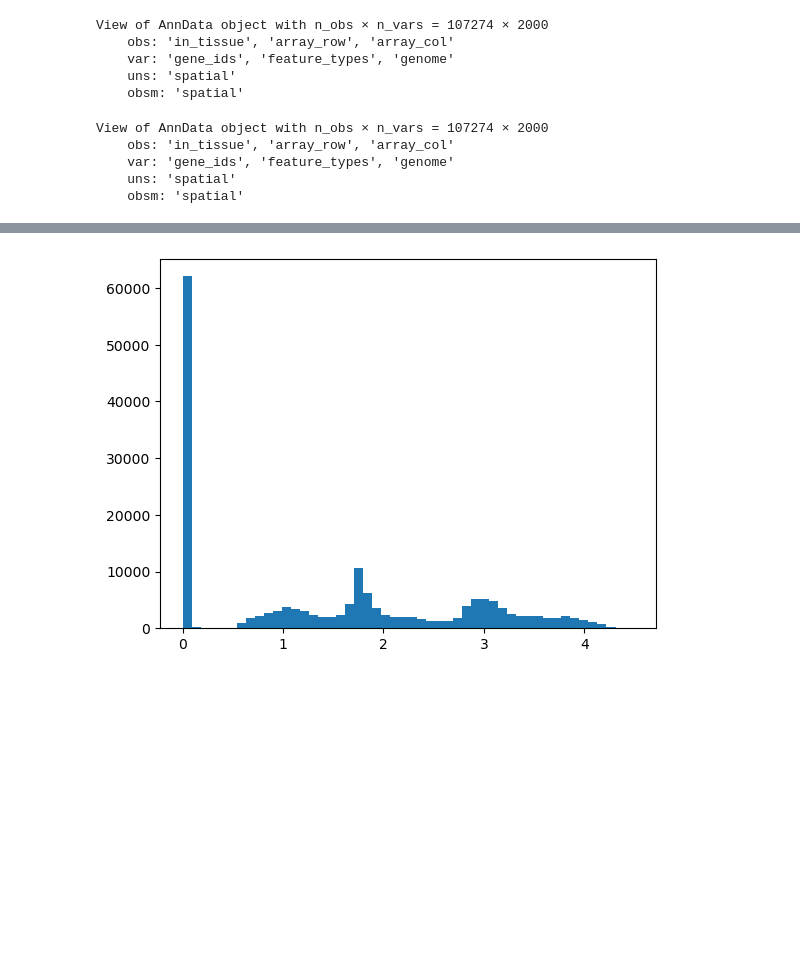
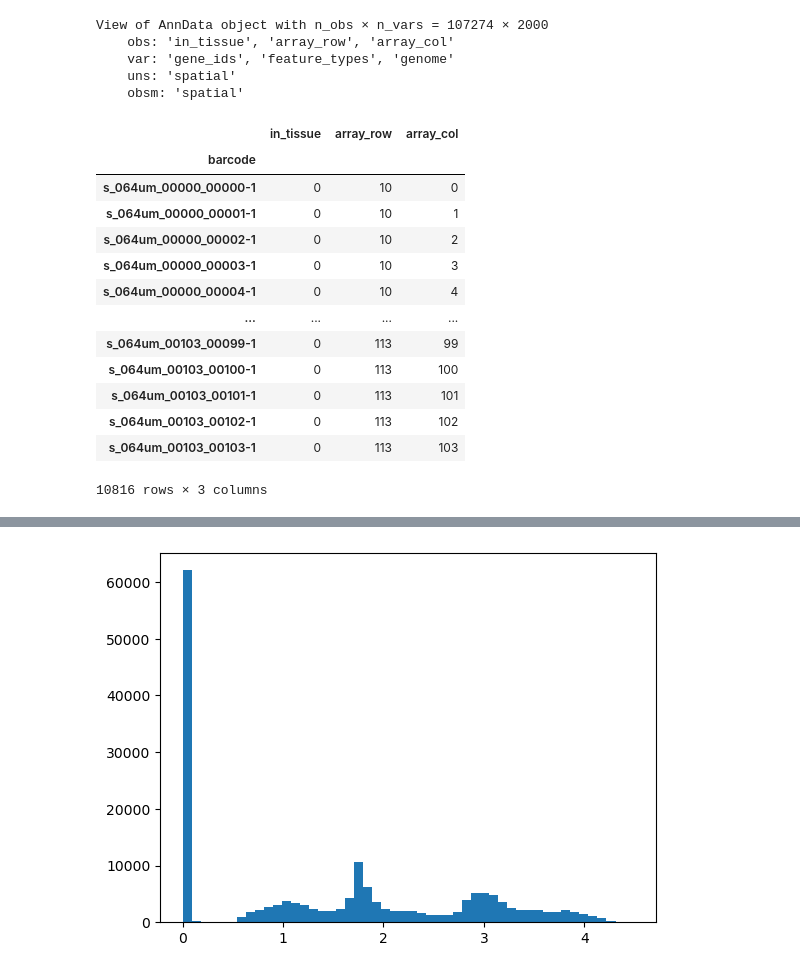
Before and after one commit to Yirios/SuperResolvedST-Pipeline, a Jupyter notebook: analyses/benchmark.ipynb, the cells around one changed output, grey strips where cells are left out. Saved outputs shown, nothing was run; the diff lists cells and outputs as text; code cells hidden in the pictures; blank space fills up the shorter version.

```diff
--- a/analyses/benchmark.ipynb
+++ b/analyses/benchmark.ipynb
@@ -68,10 +78,23 @@ View of AnnData object with n_obs × n_vars = 107274 × 2000
     obsm: 'spatial'
 # %%
 super_adata[super_adata.obs["in_tissue"]==1]
+
+super_adata.obs["array_row"]+=5
-# %% [output]
-View of AnnData object with n_obs × n_vars = 107274 × 2000
-    obs: 'in_tissue', 'array_row', 'array_col'
-    var: 'gene_ids', 'feature_types', 'genome'
-    uns: 'spatial'
-    obsm: 'spatial'
+# %%
+super_adata.obs
+# %% [output]
+|  | in_tissue | array_row | array_col |
+| barcode |  |  |  |
+| s_064um_00000_00000-1 | 0 | 10 | 0 |
+| s_064um_00000_00001-1 | 0 | 10 | 1 |
+| s_064um_00000_00002-1 | 0 | 10 | 2 |
+| s_064um_00000_00003-1 | 0 | 10 | 3 |
+| s_064um_00000_00004-1 | 0 | 10 | 4 |
+| ... | ... | ... | ... |
+| s_064um_00103_00099-1 | 0 | 113 | 99 |
+| s_064um_00103_00100-1 | 0 | 113 | 100 |
+| s_064um_00103_00101-1 | 0 | 113 | 101 |
+| s_064um_00103_00102-1 | 0 | 113 | 102 |
+| s_064um_00103_00103-1 | 0 | 113 | 103 |
+10816 rows × 3 columns
 # %%
```
Also changed, not shown: parts of 4 cells of this notebook, 7 other files.
